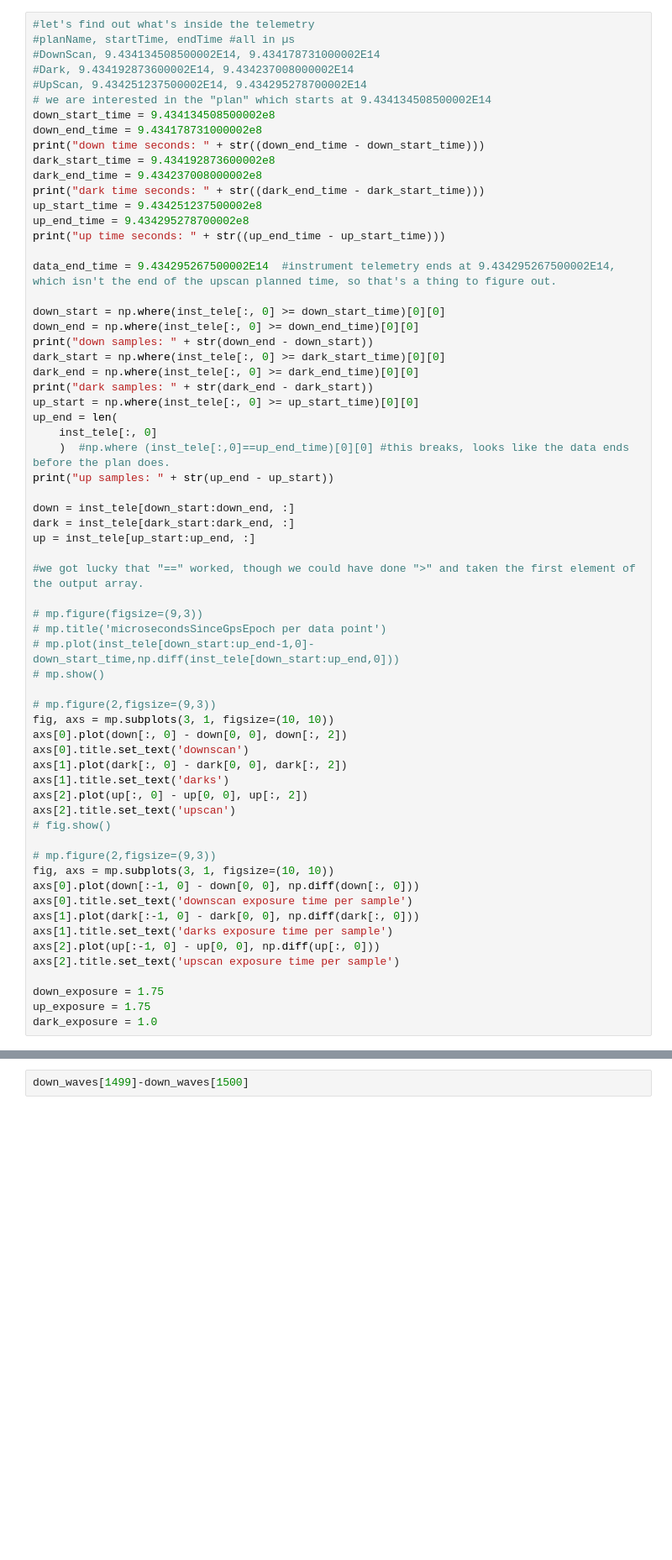
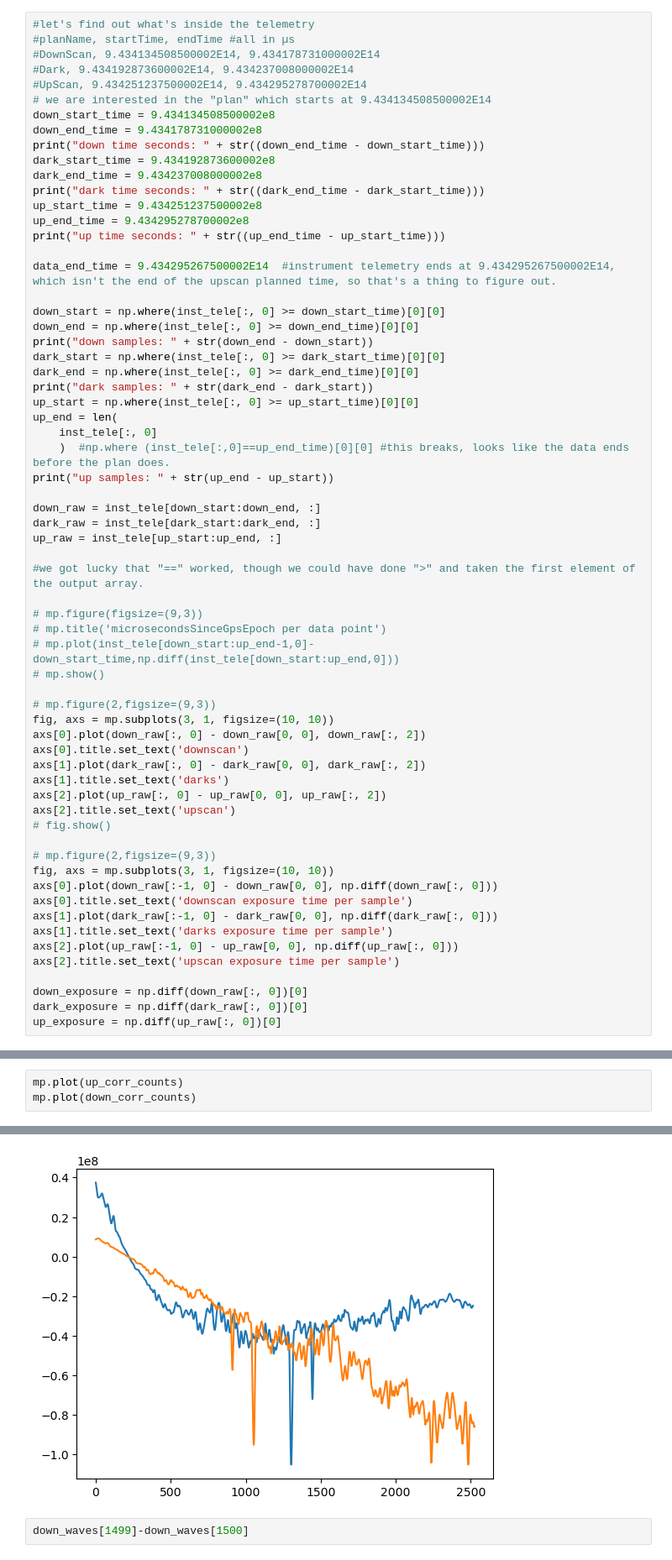
Before and after one commit to pilotchute/lasp_dsse_hw, a Jupyter notebook: DSSE_HW.ipynb, the cells around one changed output, grey strips where cells are left out. Shown at 84% size. Cells and saved outputs as stored; diff of their text form; blank space fills up the shorter version.

```diff
--- a/DSSE_HW.ipynb
+++ b/DSSE_HW.ipynb
@@ -83,9 +83,9 @@ up_end = len(
 	)  #np.where (inst_tele[:,0]==up_end_time)[0][0] #this breaks, looks like the data ends before the plan does.
 print("up samples: " + str(up_end - up_start))
 
-down = inst_tele[down_start:down_end, :]
-dark = inst_tele[dark_start:dark_end, :]
-up = inst_tele[up_start:up_end, :]
+down_raw = inst_tele[down_start:down_end, :]
+dark_raw = inst_tele[dark_start:dark_end, :]
+up_raw = inst_tele[up_start:up_end, :]
 
 #we got lucky that "==" worked, though we could have done ">" and taken the first element of the output array.
 
@@ -96,26 +96,26 @@ up = inst_tele[up_start:up_end, :]
 
 # mp.figure(2,figsize=(9,3))
 fig, axs = mp.subplots(3, 1, figsize=(10, 10))
-axs[0].plot(down[:, 0] - down[0, 0], down[:, 2])
+axs[0].plot(down_raw[:, 0] - down_raw[0, 0], down_raw[:, 2])
 axs[0].title.set_text('downscan')
-axs[1].plot(dark[:, 0] - dark[0, 0], dark[:, 2])
+axs[1].plot(dark_raw[:, 0] - dark_raw[0, 0], dark_raw[:, 2])
 axs[1].title.set_text('darks')
-axs[2].plot(up[:, 0] - up[0, 0], up[:, 2])
+axs[2].plot(up_raw[:, 0] - up_raw[0, 0], up_raw[:, 2])
 axs[2].title.set_text('upscan')
 # fig.show()
 
 # mp.figure(2,figsize=(9,3))
 fig, axs = mp.subplots(3, 1, figsize=(10, 10))
-axs[0].plot(down[:-1, 0] - down[0, 0], np.diff(down[:, 0]))
+axs[0].plot(down_raw[:-1, 0] - down_raw[0, 0], np.diff(down_raw[:, 0]))
 axs[0].title.set_text('downscan exposure time per sample')
-axs[1].plot(dark[:-1, 0] - dark[0, 0], np.diff(dark[:, 0]))
+axs[1].plot(dark_raw[:-1, 0] - dark_raw[0, 0], np.diff(dark_raw[:, 0]))
 axs[1].title.set_text('darks exposure time per sample')
-axs[2].plot(up[:-1, 0] - up[0, 0], np.diff(up[:, 0]))
+axs[2].plot(up_raw[:-1, 0] - up_raw[0, 0], np.diff(up_raw[:, 0]))
 axs[2].title.set_text('upscan exposure time per sample')
 
-down_exposure = 1.75
-up_exposure = 1.75
-dark_exposure = 1.0
+down_exposure = np.diff(down_raw[:, 0])[0]
+dark_exposure = np.diff(dark_raw[:, 0])[0]
+up_exposure = np.diff(up_raw[:, 0])[0]
 # %% [output]
 down time seconds: 4422.25
 dark time seconds: 4413.439999938011
@@ -811,0 +817,4 @@ down_correct =np.rot90(np.asarray([down[:,0],down_waves-0.005,down_counts]))
+# %%
+mp.plot(up_corr_counts)
+mp.plot(down_corr_counts)
+# %% [output]
@@ -812,3 +822,4 @@ down_correct =np.rot90(np.asarray([down[:,0],down_waves-0.005,down_counts]))
+[figure, added]
 # %%
 down_waves[1499]-down_waves[1500]
 # %% [output]
```
Also changed, not shown: parts of 8 cells of this notebook.
